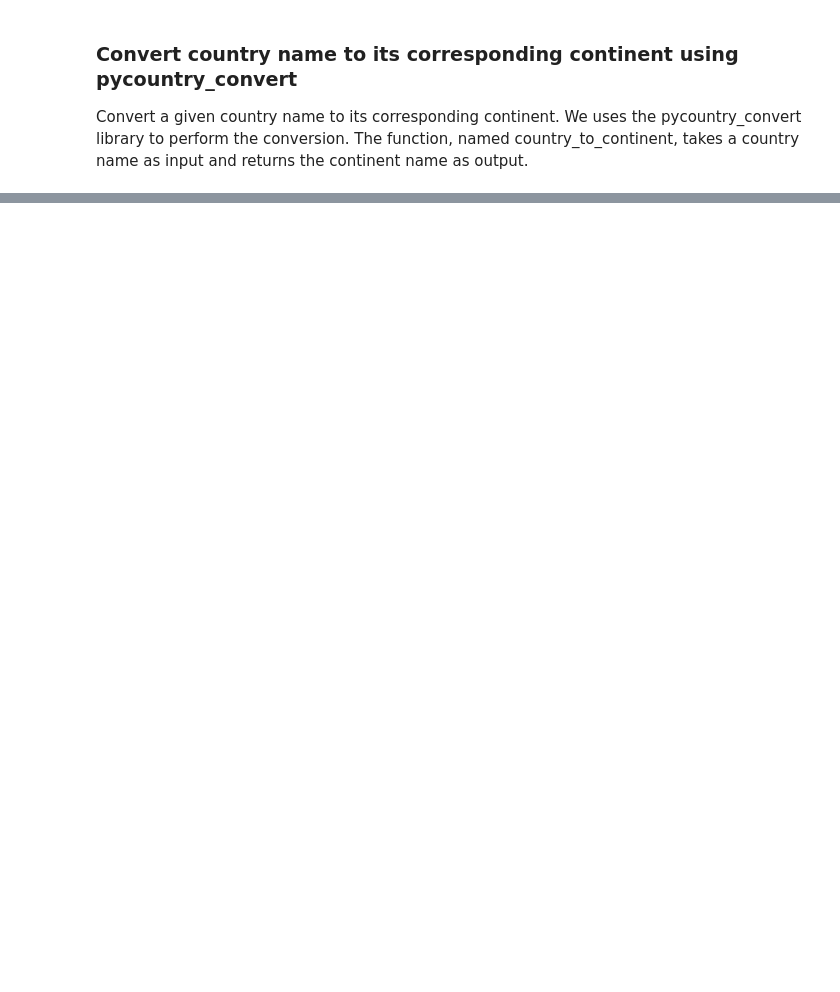
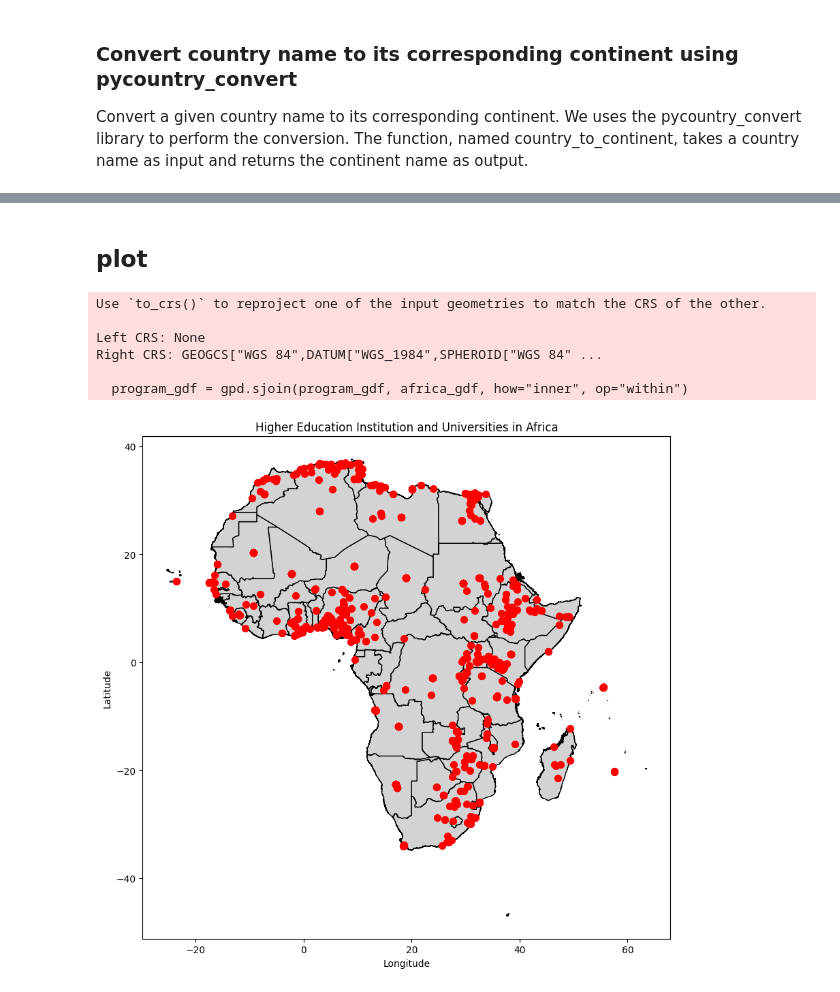
Before and after one commit to asmaatbaeen/African-universities-quantitative-ecology, a Jupyter notebook: unies_all.ipynb, the cells around one changed output, grey strips where cells are left out. Saved outputs shown, nothing was run; the diff lists cells and outputs as text; code cells hidden in the pictures; blank space fills up the shorter version.

```diff
--- a/unies_all.ipynb
+++ b/unies_all.ipynb
@@ -313,0 +258,6 @@ df_africa
+# %%
+dff_loc = pd.read_parquet('add_universities_data.parquet')
+dff_loc = dff_loc.rename(columns={'Latitude': 'latitude','Longitude': 'longitude'})
+
+concatenated_df = pd.concat([df_with_coordinates, program_df,dff_loc], ignore_index=True)
+concatenated_df
@@ -313,0 +278,45 @@ df_africa
+# %% [markdown]
+## plot
+# %%
+import geopandas as gpd
+import matplotlib.pyplot as plt
+
+# Load shapefile or GeoJSON file of African country boundaries
+africa_shapefile = "/Users/asmaatbaeen/Desktop/codePhD/Ch1/afr_g2014_2013_0/afr_g2014_2013_0.shp"  # Replace with the actual file path
+
+longitudes = concatenated_df["longitude"]
+latitudes = concatenated_df["latitude"]
+# Create a GeoDataFrame from latitude and longitude values
+geometry = gpd.points_from_xy(longitudes, latitudes)
+program_gdf = gpd.GeoDataFrame(concatenated_df, geometry=geometry)
+
+# Read shapefile of African country boundaries
+africa_gdf = gpd.read_file(africa_shapefile)
+
+# Spatial join to keep only points within Africa
+program_gdf = gpd.sjoin(program_gdf, africa_gdf, how="inner", op="within")
+
+# Plotting
+fig, ax = plt.subplots(figsize=(10, 10))
+
+# Plot African country boundaries
+africa_gdf.plot(ax=ax, color="lightgray", edgecolor="black")
+
+# Plot quantitative statistical ecology program locations
+program_gdf.plot(ax=ax, color="red", markersize=50)
+
+# Set plot title and labels
+ax.set_title("Higher Education Institution and Universities in Africa")
+ax.set_xlabel("Longitude")
+ax.set_ylabel("Latitude")
+
+# Show the plot
+plt.show()
+# %% [output]
+Use `to_crs()` to reproject one of the input geometries to match the CRS of the other.
+
+Left CRS: None
+Right CRS: GEOGCS["WGS 84",DATUM["WGS_1984",SPHEROID["WGS 84" ...
+
+  program_gdf = gpd.sjoin(program_gdf, africa_gdf, how="inner", op="within")
+[figure, added]
```
Also changed, not shown: parts of 18 cells of this notebook, 2 other files.
